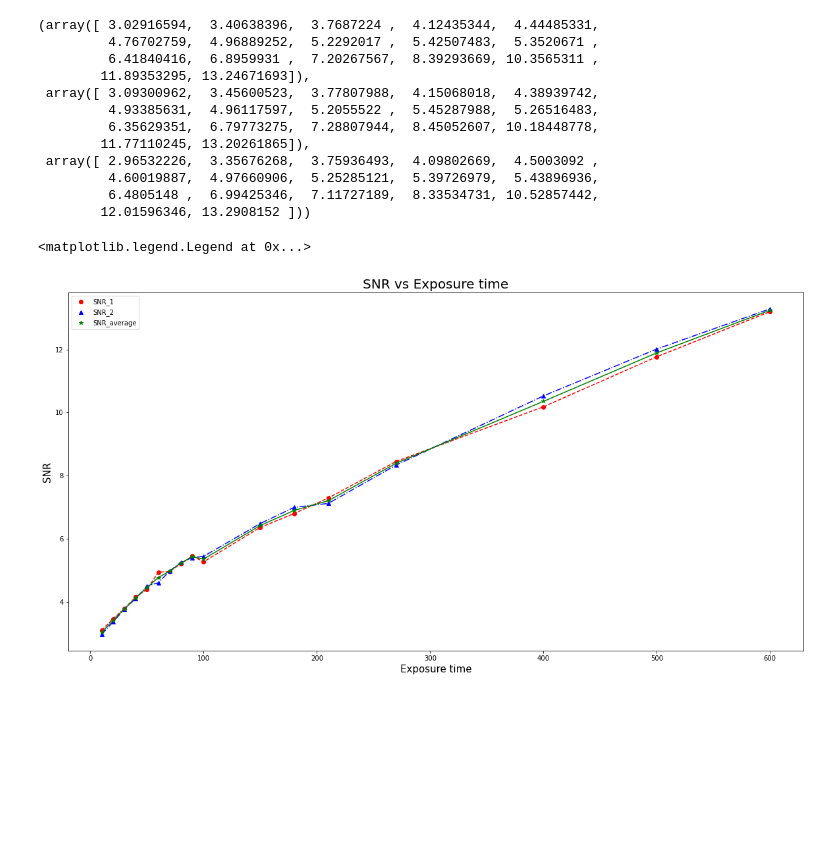
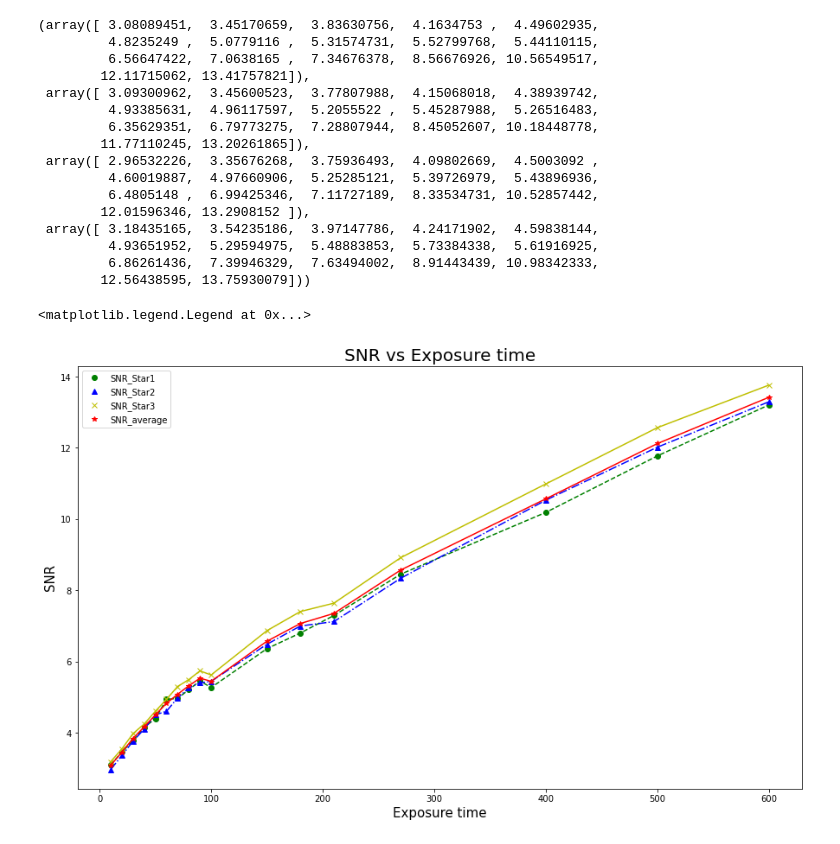
Before and after one commit to halehhajizadeh/SNR-and-Exposure, a Jupyter notebook: SNR_Exposure.ipynb, the cells around one changed output. Drawn from its saved outputs; the diff is of its cells as text; code cells hidden in the pictures; blank space fills up the shorter version.

```diff
--- a/SNR_Exposure.ipynb
+++ b/SNR_Exposure.ipynb
@@ -13,15 +13,15 @@ n_pixel_3 = []
 # %%
 S_source_1 = [1133.91,1332.47,1560.87,1779.71,1964.09,2240.23,2424.95,2642.34,2838.33,2318.26,3221.69,3913.39,5445.92,6285.23,8717.63,11356.4,14140] #ADU
 S_source_2 = [1188.51,1416.35,1671.07,1901.81,2133.46,2369.35,2624.88,2853.11,3061.83,2584.86,3577,4261.97,5579.79,6899.05,9664.76,12357.1,15577.5]
-S_source_3 = []
+S_source_3 = [1171.75,1394.1,1631.79,1852.08,2075.59,2338.34,2587.78,2785.73,2993.48,2496.44,3503.3,4204.36,5600.44,6751.57,9411.97,12087.3,15190.2]
 # %%
 n_pixel_Sky_1 = [483,480,471,479,481,474,476,480,472,479,475,471,468,474,473,477,472]
 n_pixel_Sky_2 = [567,562,567,566,567,564,565,564,563,570,563,566,564,566,566,567,565]
-n_pixel_Sky_3 = []
+n_pixel_Sky_3 = [472,480,477,480,469,474,472,471,469,477,477,472,477,478,456,480,473]
 # %%
 S_sky_1 = [1070.02,1205.02,1354.79,1506.83,1627.6,1808.76,1952.97,2088.57,2220.73,1581.09,2143.86,2720.42,4661.21,4668.74,6046.99,7909.27,10000.1] #ADU
 S_sky_2 = [1088.62,1225.4,1369.73,1515.33,1637.41,1803.49,1935.25,2077.92,2201.68,1582.14,2110.09,2594.16,4372.15,4875.7,5935.36,7631.55,10049.8]
-S_sky_3 = []
+S_sky_3 = [1088.23,1226.86,1376.6,1526.67,1649.74,1827.85,1972.53,2106.27,2230.88,1609.19,2175.83,2678.68,4499.24,4850.72,6091.4,7864.83,10374.1]
 # %%
 n_pixel_1 = np.array(n_pixel_1)
 n_pixel_Sky_1 = np.array(n_pixel_Sky_1)
@@ -33,10 +33,10 @@ n_pixel_Sky_2 = np.array(n_pixel_Sky_2)
 S_sky_2 = np.array(S_sky_2)
 S_source_2 = np.array(S_source_2)
 
-n_pixel_2 = np.array(n_pixel_3)
-n_pixel_Sky_2 = np.array(n_pixel_Sky_3)
-S_sky_2 = np.array(S_sky_3)
-S_source_2 = np.array(S_source_3)
+n_pixel_3 = np.array(n_pixel_3)
+n_pixel_Sky_3 = np.array(n_pixel_Sky_3)
+S_sky_3 = np.array(S_sky_3)
+S_source_3 = np.array(S_source_3)
 
 exposure_time = np.array(exposure_time)
 # %%
@@ -47,12 +47,12 @@ SNR_3 = S_source_3/np.sqrt(S_source_3 + n_pixel_3*(1+(n_pixel_3/n_pixel_Sky_3))*
 # %%
 SNR = np.mean((SNR_1,SNR_2,SNR_3), axis=0)
 # %%
-SNR, SNR_1, SNR_2
+SNR, SNR_1, SNR_2, SNR_3
 # %% [output]
-(array([ 3.02916594,  3.40638396,  3.7687224 ,  4.12435344,  4.44485331,
-         4.76702759,  4.96889252,  5.2292017 ,  5.42507483,  5.3520671 ,
-         6.41840416,  6.8959931 ,  7.20267567,  8.39293669, 10.3565311 ,
-        11.89353295, 13.24671693]),
+(array([ 3.08089451,  3.45170659,  3.83630756,  4.1634753 ,  4.49602935,
+         4.8235249 ,  5.0779116 ,  5.31574731,  5.52799768,  5.44110115,
+         6.56647422,  7.0638165 ,  7.34676378,  8.56676926, 10.56549517,
+        12.11715062, 13.41757821]),
  array([ 3.09300962,  3.45600523,  3.77807988,  4.15068018,  4.38939742,
          4.93385631,  4.96117597,  5.2055522 ,  5.45287988,  5.26516483,
          6.35629351,  6.79773275,  7.28807944,  8.45052607, 10.18448778,
@@ -60,22 +60,28 @@ SNR, SNR_1, SNR_2
  array([ 2.96532226,  3.35676268,  3.75936493,  4.09802669,  4.5003092 ,
          4.60019887,  4.97660906,  5.25285121,  5.39726979,  5.43896936,
          6.4805148 ,  6.99425346,  7.11727189,  8.33534731, 10.52857442,
-        12.01596346, 13.2908152 ]))
+        12.01596346, 13.2908152 ]),
+ array([ 3.18435165,  3.54235186,  3.97147786,  4.24171902,  4.59838144,
+         4.93651952,  5.29594975,  5.48883853,  5.73384338,  5.61916925,
+         6.86261436,  7.39946329,  7.63494002,  8.91443439, 10.98342333,
+        12.56438595, 13.75930079]))
 # %%
-plt.figure(figsize = (20,10))
-plt.plot(exposure_time, SNR_1, 'ro', label='SNR_1')
-plt.plot(exposure_time, SNR_1, 'r--')
-plt.plot(exposure_time, SNR_2, 'b^', label='SNR_2')
+plt.figure(figsize = (15,9))
+plt.plot(exposure_time, SNR_1, 'go', label='SNR_Star1')
+plt.plot(exposure_time, SNR_1, 'g--')
+plt.plot(exposure_time, SNR_2, 'b^', label='SNR_Star2')
 plt.plot(exposure_time, SNR_2, 'b-.')
-plt.plot(exposure_time, SNR, 'g*', label='SNR_average')
-plt.plot(exposure_time, SNR, 'g-')
+plt.plot(exposure_time, SNR_3, 'yx', label='SNR_Star3')
+plt.plot(exposure_time, SNR_3, 'y-')
+plt.plot(exposure_time, SNR, 'r*', label='SNR_average')
+plt.plot(exposure_time, SNR, 'r-')
 plt.title('SNR vs Exposure time', fontsize=20)
 plt.xlabel('Exposure time', fontsize=15)
 plt.ylabel('SNR', fontsize=15)
 plt.legend()
 # %% [output]
 <matplotlib.legend.Legend at 0x...>
-[figure, old version]
+[figure, new version]
 # %%
 import numpy as np
 import matplotlib.pyplot as plt
```
Also changed, not shown: parts of 2 cells of this notebook.
